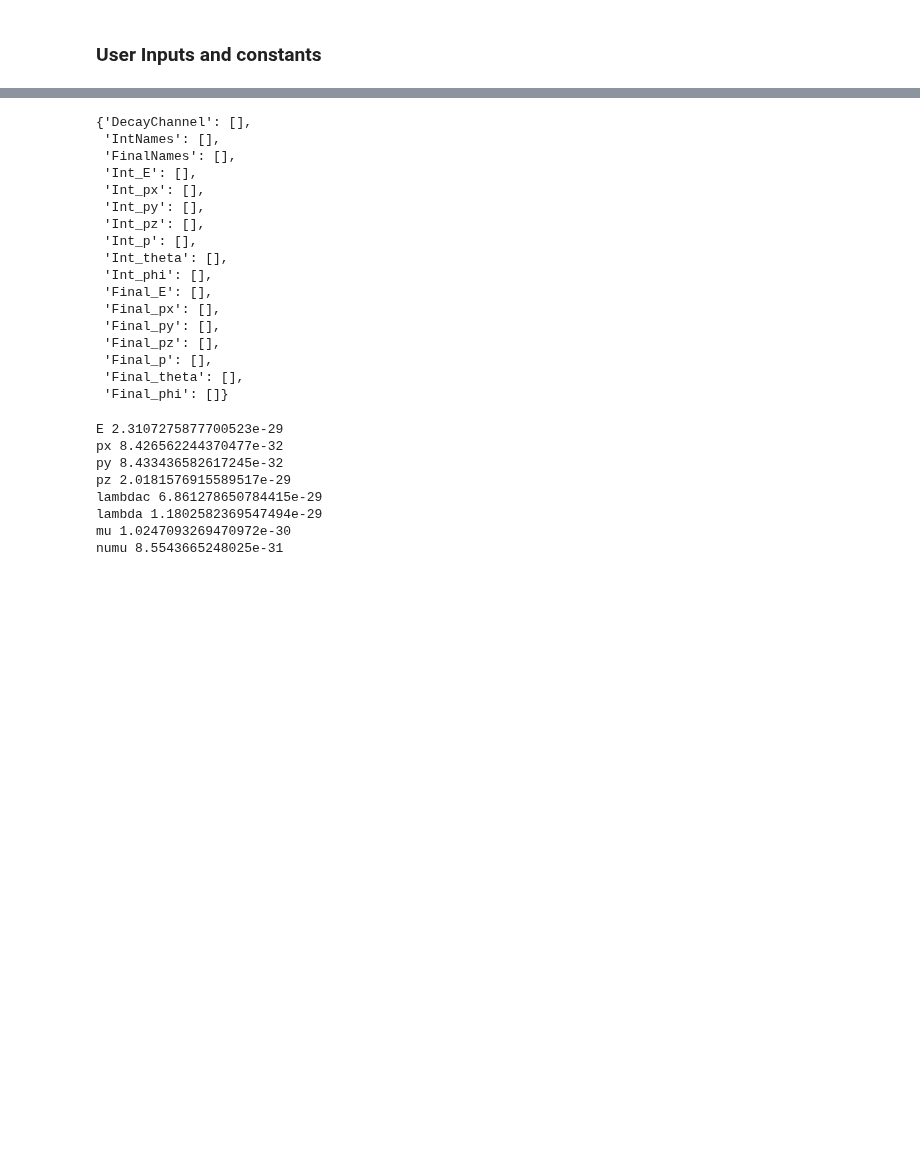
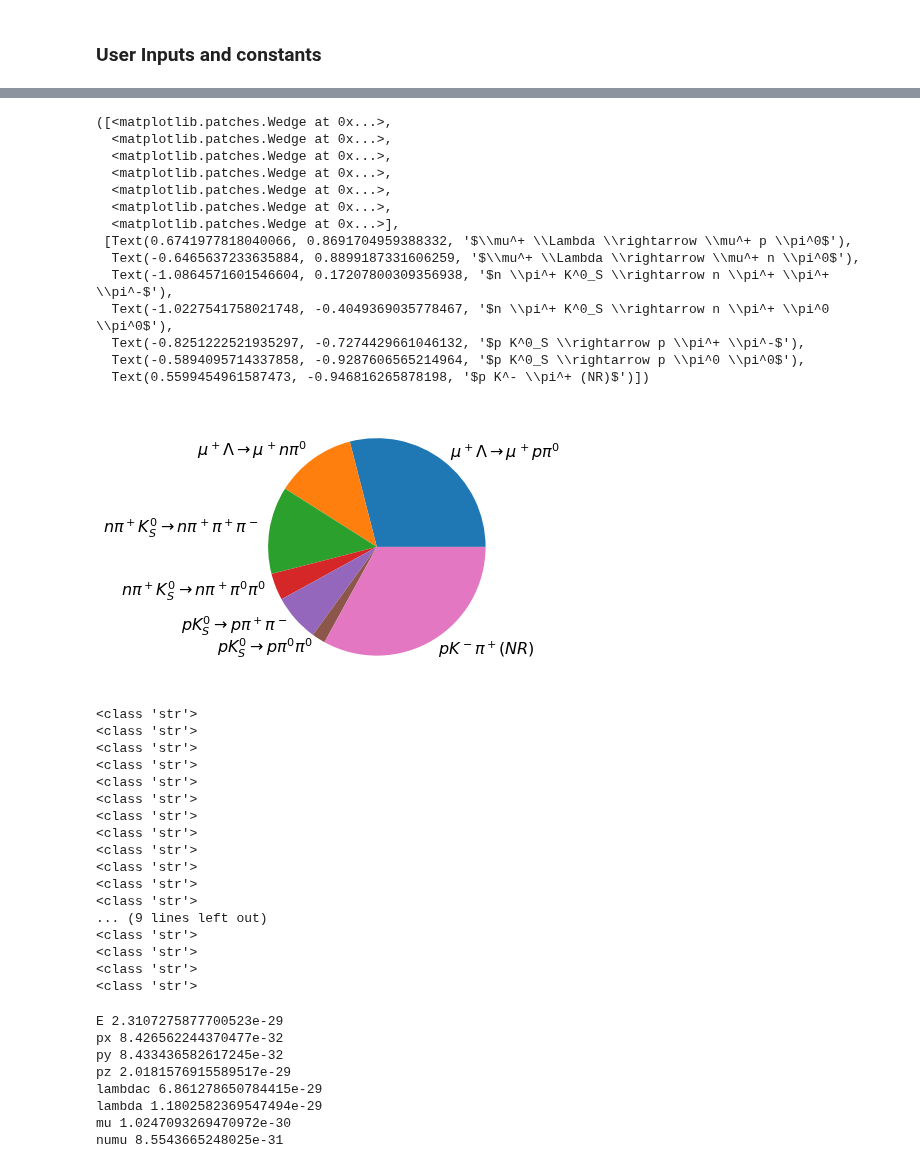
Before and after one commit to sebouh137/fcal_sim, a Jupyter notebook: SimpleEventGenerator_Alec.ipynb, the cells around one changed output, grey strips where cells are left out. Cells and saved outputs as stored; diff of their text form; code cells hidden in the pictures; blank space fills up the shorter version.

```diff
--- a/SimpleEventGenerator_Alec.ipynb
+++ b/SimpleEventGenerator_Alec.ipynb
@@ -443,23 +555,48 @@ df_pi = pd.DataFrame(d1)
+# %%
+evtperchannel=[]
+for i in range(len(DecayChannels)):
+    evtperchannel.append(len(df.query(f"decay_index=={i}")))
+
+plt.pie(evtperchannel,labels=DecayChannels)
+# %% [output]
+([<matplotlib.patches.Wedge at 0x...>,
+  <matplotlib.patches.Wedge at 0x...>,
+  <matplotlib.patches.Wedge at 0x...>,
+  <matplotlib.patches.Wedge at 0x...>,
+  <matplotlib.patches.Wedge at 0x...>,
+  <matplotlib.patches.Wedge at 0x...>,
+  <matplotlib.patches.Wedge at 0x...>],
+ [Text(0.6741977818040066, 0.8691704959388332, '$\\mu^+ \\Lambda \\rightarrow \\mu^+ p \\pi^0$'),
+  Text(-0.6465637233635884, 0.8899187331606259, '$\\mu^+ \\Lambda \\rightarrow \\mu^+ n \\pi^0$'),
+  Text(-1.0864571601546604, 0.17207800309356938, '$n \\pi^+ K^0_S \\rightarrow n \\pi^+ \\pi^+ \\pi^-$'),
+  Text(-1.0227541758021748, -0.4049369035778467, '$n \\pi^+ K^0_S \\rightarrow n \\pi^+ \\pi^0 \\pi^0$'),
+  Text(-0.8251222521935297, -0.7274429661046132, '$p K^0_S \\rightarrow p \\pi^+ \\pi^-$'),
+  Text(-0.5894095714337858, -0.9287606565214964, '$p K^0_S \\rightarrow p \\pi^0 \\pi^0$'),
+  Text(0.5599454961587473, -0.946816265878198, '$p K^- \\pi^+ (NR)$')])
+[figure, added]
 # %%
-d1
+d1 = {a:[] for a in "decay_channel initial_names intmdt_names final_names".split()}
+d1.update({a+"_"+b:[] for a in "initial intmdt final".split() for b in "E px py pz p theta phi".split()})
+for key in d1.keys():
+    print(type(key))
 # %% [output]
-{'DecayChannel': [],
- 'IntNames': [],
- 'FinalNames': [],
- 'Int_E': [],
- 'Int_px': [],
- 'Int_py': [],
- 'Int_pz': [],
- 'Int_p': [],
- 'Int_theta': [],
- 'Int_phi': [],
- 'Final_E': [],
- 'Final_px': [],
- 'Final_py': [],
- 'Final_pz': [],
- 'Final_p': [],
- 'Final_theta': [],
- 'Final_phi': []}
+<class 'str'>
+<class 'str'>
+<class 'str'>
+<class 'str'>
+<class 'str'>
+<class 'str'>
+<class 'str'>
+<class 'str'>
+<class 'str'>
+<class 'str'>
+<class 'str'>
+<class 'str'>
+... (9 lines left out)
+<class 'str'>
+<class 'str'>
+<class 'str'>
+<class 'str'>
 # %%
 #lambdac -> lambda + mu + neutrino decay
 d1 = {a+"_"+b:[] for a in "D0 e lambdac lambda numu mu N pi".split() for b in "E px py pz p theta phi".split()}
```
Also changed, not shown: parts of 6 cells of this notebook.
